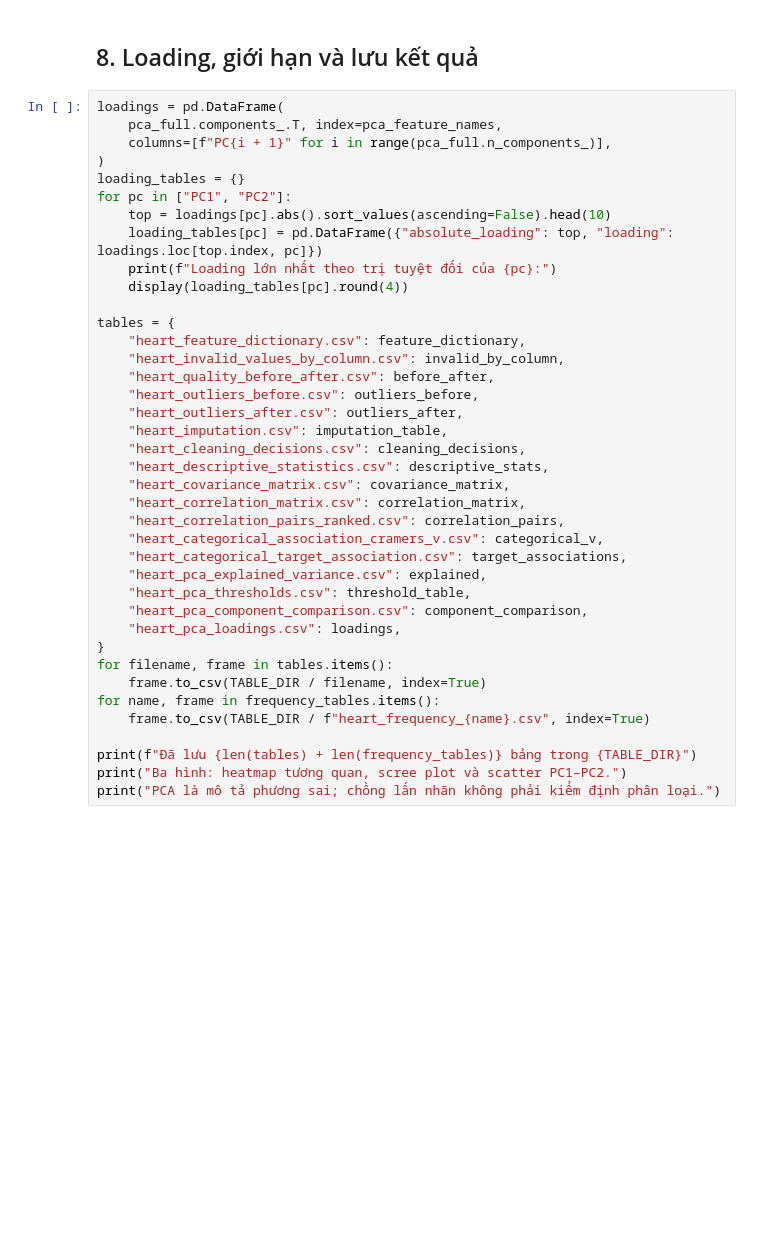
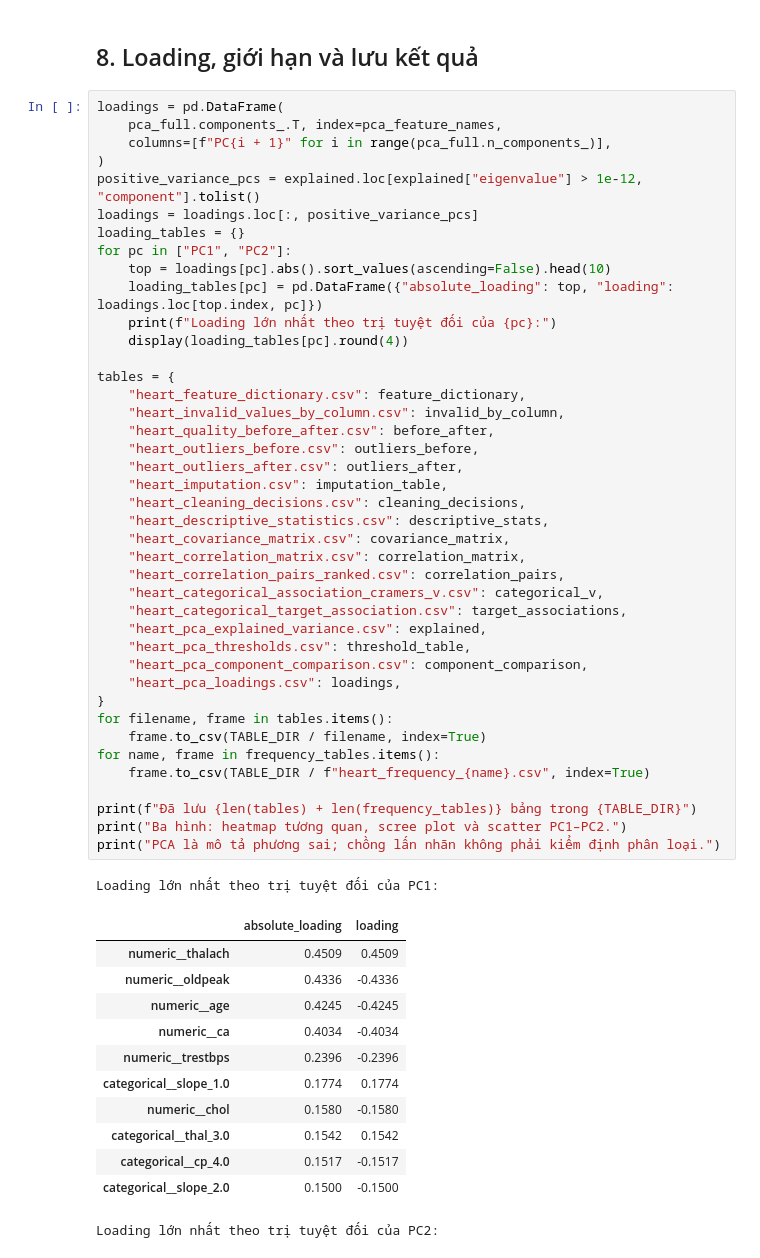
Before and after one commit to minnhnh/lab1_ml2, a Jupyter notebook: notebooks/02_heart_disease.ipynb, the cells around one changed output. Saved outputs shown, nothing was run; the diff lists cells and outputs as text; blank space fills up the shorter version.

```diff
--- a/notebooks/02_heart_disease.ipynb
+++ b/notebooks/02_heart_disease.ipynb
@@ -391,6 +617,8 @@ loadings = pd.DataFrame(
     pca_full.components_.T, index=pca_feature_names,
     columns=[f"PC{i + 1}" for i in range(pca_full.n_components_)],
 )
+positive_variance_pcs = explained.loc[explained["eigenvalue"] > 1e-12, "component"].tolist()
+loadings = loadings.loc[:, positive_variance_pcs]
 loading_tables = {}
 for pc in ["PC1", "PC2"]:
     top = loadings[pc].abs().sort_values(ascending=False).head(10)
@@ -398,30 +626,44 @@ for pc in ["PC1", "PC2"]:
     print(f"Loading lớn nhất theo trị tuyệt đối của {pc}:")
     display(loading_tables[pc].round(4))
 
 tables = {
     "heart_feature_dictionary.csv": feature_dictionary,
     "heart_invalid_values_by_column.csv": invalid_by_column,
     "heart_quality_before_after.csv": before_after,
     "heart_outliers_before.csv": outliers_before,
     "heart_outliers_after.csv": outliers_after,
     "heart_imputation.csv": imputation_table,
     "heart_cleaning_decisions.csv": cleaning_decisions,
     "heart_descriptive_statistics.csv": descriptive_stats,
     "heart_covariance_matrix.csv": covariance_matrix,
     "heart_correlation_matrix.csv": correlation_matrix,
     "heart_correlation_pairs_ranked.csv": correlation_pairs,
     "heart_categorical_association_cramers_v.csv": categorical_v,
     "heart_categorical_target_association.csv": target_associations,
     "heart_pca_explained_variance.csv": explained,
     "heart_pca_thresholds.csv": threshold_table,
     "heart_pca_component_comparison.csv": component_comparison,
     "heart_pca_loadings.csv": loadings,
 }
 for filename, frame in tables.items():
     frame.to_csv(TABLE_DIR / filename, index=True)
 for name, frame in frequency_tables.items():
     frame.to_csv(TABLE_DIR / f"heart_frequency_{name}.csv", index=True)
 
 print(f"Đã lưu {len(tables) + len(frequency_tables)} bảng trong {TABLE_DIR}")
 print("Ba hình: heatmap tương quan, scree plot và scatter PC1–PC2.")
 print("PCA là mô tả phương sai; chồng lấn nhãn không phải kiểm định phân loại.")
+# %% [output]
+Loading lớn nhất theo trị tuyệt đối của PC1:
+|  | absolute_loading | loading |
+| numeric__thalach | 0.4509 | 0.4509 |
+| numeric__oldpeak | 0.4336 | -0.4336 |
+| numeric__age | 0.4245 | -0.4245 |
+| numeric__ca | 0.4034 | -0.4034 |
+| numeric__trestbps | 0.2396 | -0.2396 |
+| categorical__slope_1.0 | 0.1774 | 0.1774 |
+| numeric__chol | 0.1580 | -0.1580 |
+| categorical__thal_3.0 | 0.1542 | 0.1542 |
+| categorical__cp_4.0 | 0.1517 | -0.1517 |
+| categorical__slope_2.0 | 0.1500 | -0.1500 |
+Loading lớn nhất theo trị tuyệt đối của PC2:
```
Also changed, not shown: parts of 10 cells of this notebook, 11 other files.
